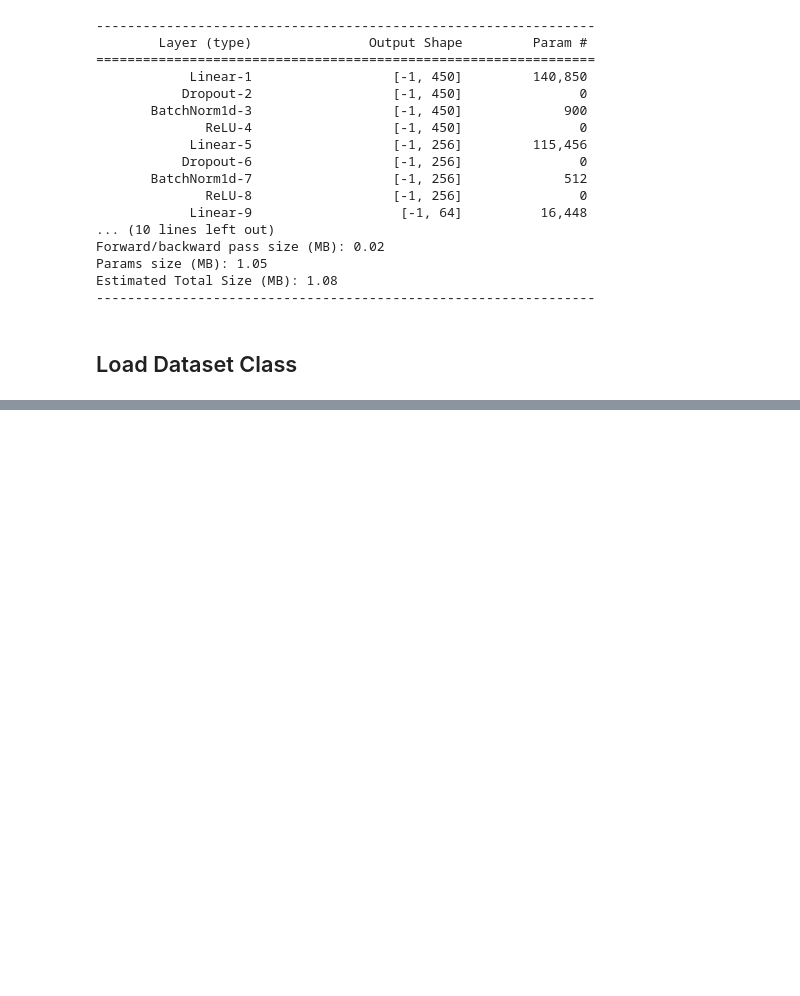
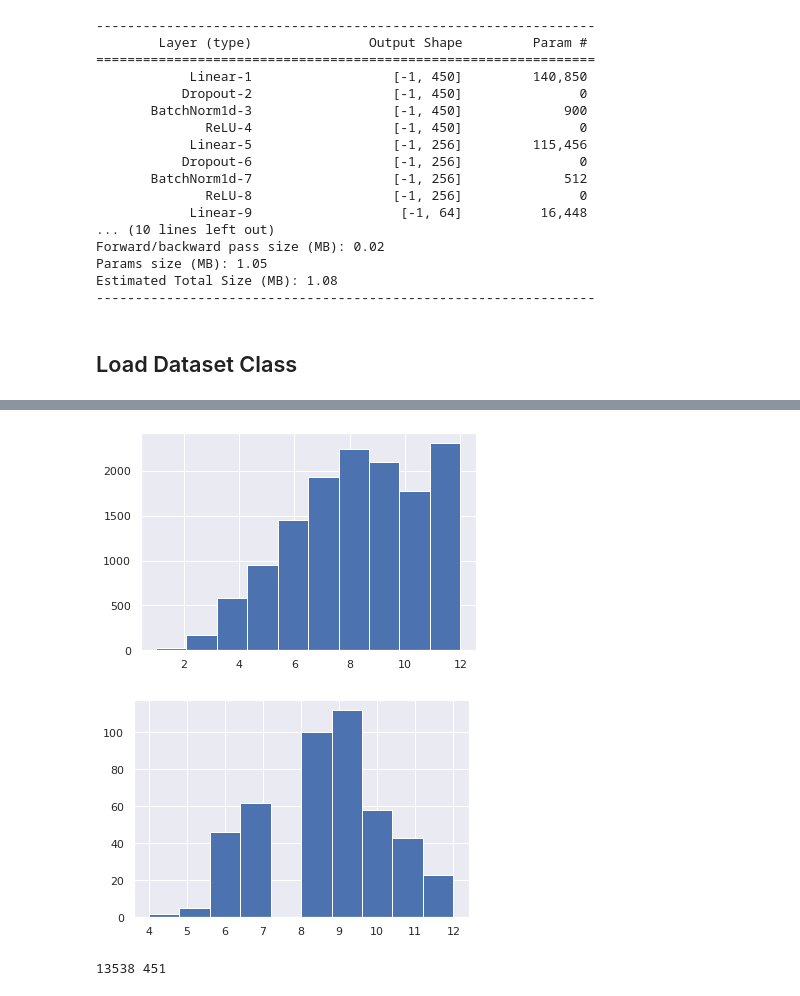
Before and after one commit to FrancescoMorri/Language_Classifcation, a Jupyter notebook: notebooks/Data_Analysis.ipynb, the cells around one changed output, grey strips where cells are left out. Saved outputs shown, nothing was run; the diff lists cells and outputs as text; code cells hidden in the pictures; blank space fills up the shorter version.

```diff
--- a/notebooks/Data_Analysis.ipynb
+++ b/notebooks/Data_Analysis.ipynb
@@ -209,0 +231,32 @@ for a in data:
+# %%
+non_words = []
+len_non = []
+output_non = []
+output_real = []
+edit_dist = []
+len_real = []
+right_non_len = []
+right_non_edit = []
+wrong_non_edit = []
+wrong_non_len = []
+right_word_len = []
+wrong_word_len = []
+for a in full_data:
+    if (a[2] == 1):
+        non_words.append(a[0])
+        output_non.append(float(a[1]))
+        edit_dist.append(a[3])
+        len_non.append(len(a[0]))
+        if (round(float(a[1])) == 1):
+            right_non_len.append(len(a[0]))
+            right_non_edit.append(a[3])
+        elif (round(float(a[1])) == 0):
+            wrong_non_len.append(len(a[0]))
+            wrong_non_edit.append(a[3])
+    elif (a[2] == 0):
+        output_real.append(float(a[1]))
+        len_real.append(len(a[0]))
+        if (round(float(a[1])) == 1):
+            wrong_word_len.append(len(a[0]))
+        elif (round(float(a[1])) == 0):
+            right_word_len.append(len(a[0]))
@@ -209,0 +303,11 @@ for a in data:
+# %%
+plt.hist(right_word_len, bins=10)
+plt.show()
+
+plt.hist(wrong_word_len, bins=10)
+plt.show()
+print(len(right_word_len), len(wrong_word_len))
+# %% [output]
+[figure, added]
+[figure, added]
+13538 451
```
Also changed, not shown: parts of 19 cells of this notebook.
